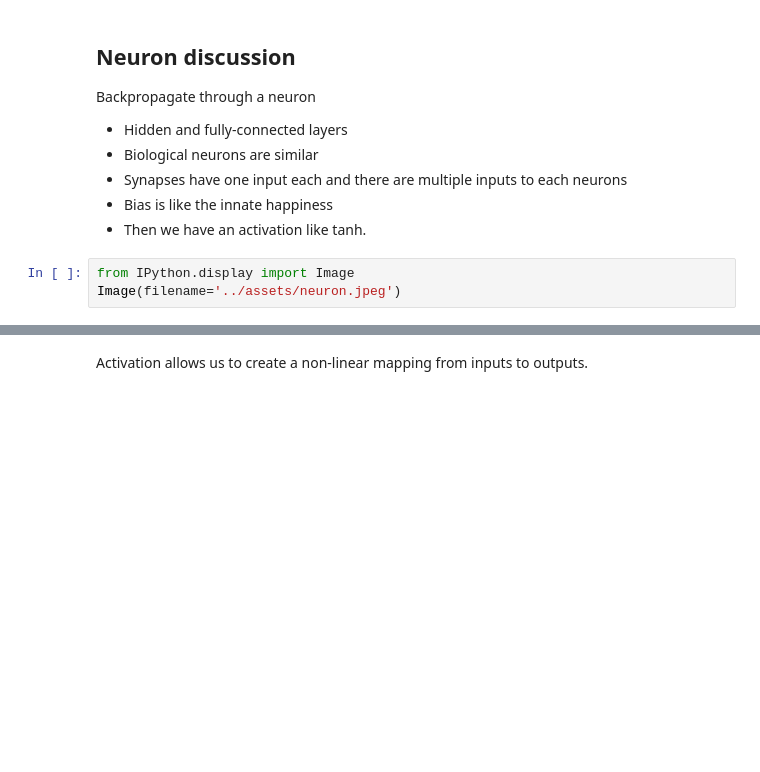
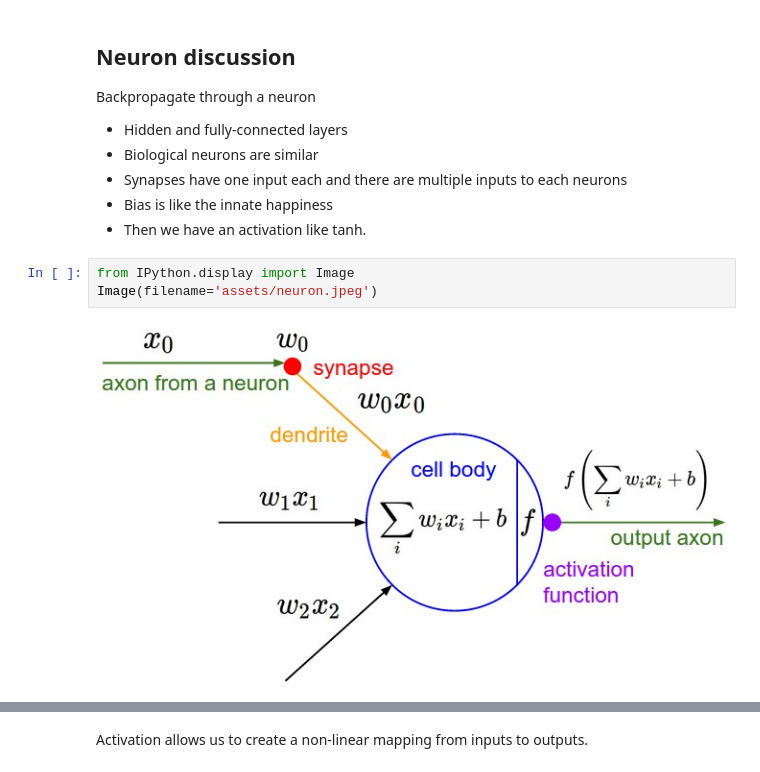
Before and after one commit to ardakdemir/GU-YapayZeka-Guz2023, a Jupyter notebook: hafta11/micrograd_from_scratch.ipynb, the cells around one changed output, grey strips where cells are left out. Cells and saved outputs as stored; diff of their text form; blank space fills up the shorter version.

```diff
--- a/hafta11/micrograd_from_scratch.ipynb
+++ b/hafta11/micrograd_from_scratch.ipynb
@@ -327,7 +364,9 @@ Backpropagate through a neuron
 - Then we have an activation like tanh.
 # %%
 from IPython.display import Image
-Image(filename='../assets/neuron.jpeg')
+Image(filename='assets/neuron.jpeg')
+# %% [output]
+[figure, added]
 # %%
 # Activation funciton
 x = np.arange(-10,10,0.2)
```
Also changed, not shown: parts of 48 cells of this notebook, 7 other files.
